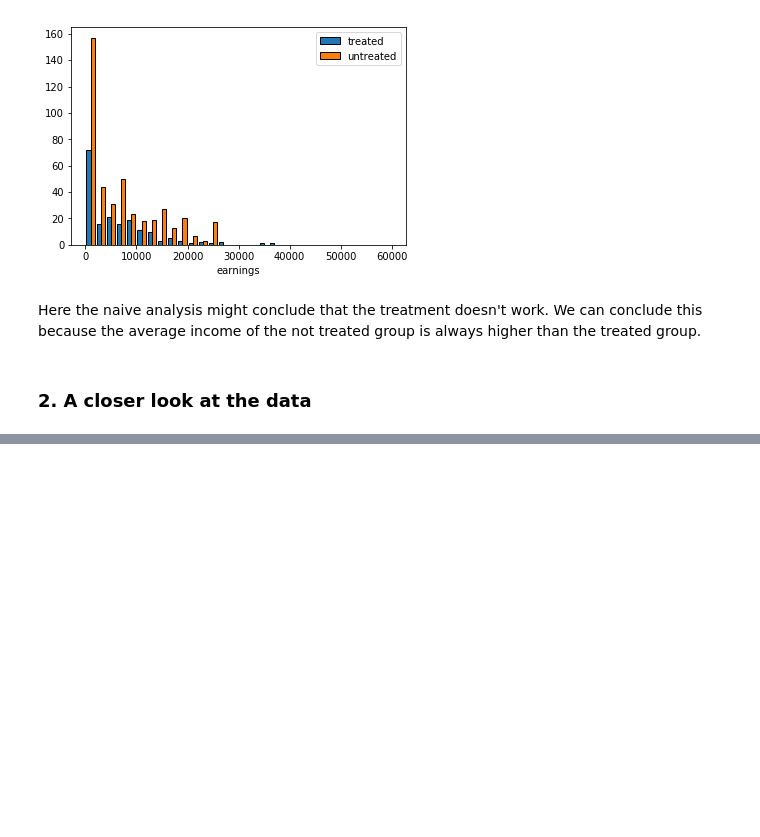
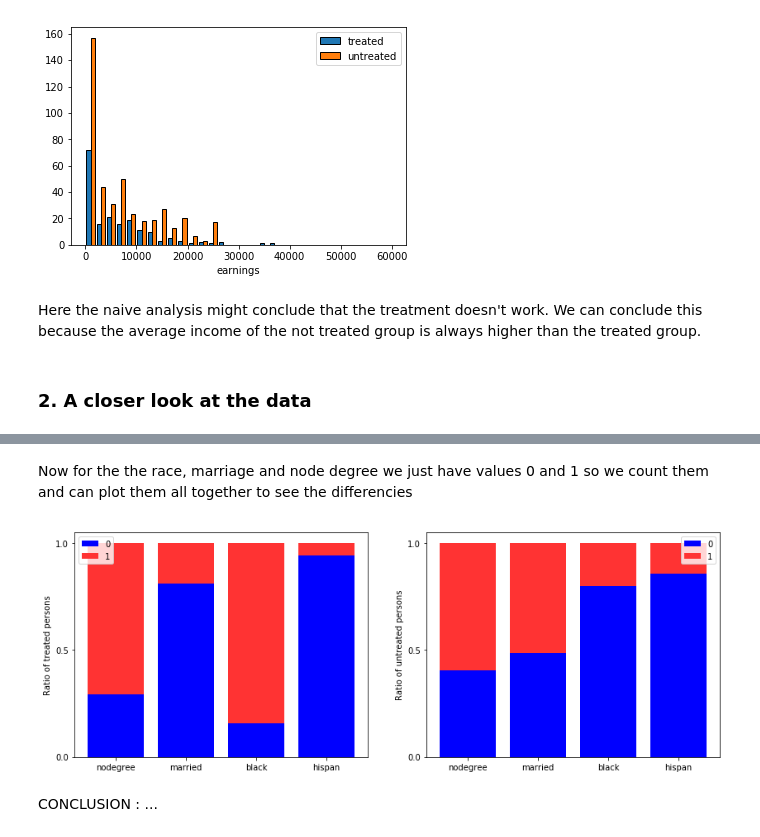
Before and after one commit to IsaacLeimgruber/ADA_labs_repo, a Jupyter notebook: 04 - Applied ML/HW04_Kevin.ipynb, the cells around one changed output, grey strips where cells are left out. Drawn from its saved outputs; the diff is of its cells as text; code cells hidden in the pictures; blank space fills up the shorter version.

```diff
--- a/04 - Applied ML/HW04_Kevin.ipynb
+++ b/04 - Applied ML/HW04_Kevin.ipynb
@@ -133,0 +202,41 @@ Here the naive analysis might conclude that the treatment doesn't work. We can c
+# %% [markdown]
+Now for the the race, marriage and node degree we just have values 0 and 1 so we count them and can plot them all together to see the differencies
+# %%
+def col_number(df, col_names):
+    result_0 = []
+    result_1 = []
+
+    for col_name in col_names:
+        # for each col we calculate the length and then store the ratio
+        nb_0 = len(df[df[col_name] == 0])
+        nb_1 = len(df[df[col_name] == 1])
+        result_0.append(nb_0 / (nb_0 + nb_1))
+        result_1.append(nb_1 / (nb_0 + nb_1))
+
+    return np.asarray(result_0), np.asarray(result_1)
+
+def bar_subplot(axe_plot, nb_index, result_0, result_1, ylegend):
+    plot0 = axe_plot.bar(nb_index, result_0, color="#0000ff")
+    plot1 = axe_plot.bar(nb_index, result_1, bottom = result_0, color='#ff3333')
+
+    plt.sca(axe_plot)
+    plt.xticks(nb_index, col_names)
+    plt.ylabel(ylegend)
+    plt.yticks( [0, 0.5, 1] )
+    plt.legend((plot0[0], plot1[0]), ('0', '1'))
+# %%
+fig, plot_axes = plt.subplots(1, 2, figsize=(14, 5), sharex=True)
+nb_index = np.arange(4)
+col_names = ['nodegree', 'married', 'black', 'hispan']
+
+result_0, result_1 = col_number(treated_df, col_names)
+bar_subplot(plot_axes[0], nb_index, result_0, result_1, 'Ratio of treated persons')
+
+result_0, result_1 = col_number(ntreated_df, col_names)
+bar_subplot(plot_axes[1], nb_index, result_0, result_1, 'Ratio of untreated persons')
+
+plt.show()
+# %% [output]
+[figure, added]
+# %% [markdown]
+CONCLUSION : ...
```
Also changed, not shown: parts of 8 cells of this notebook.
